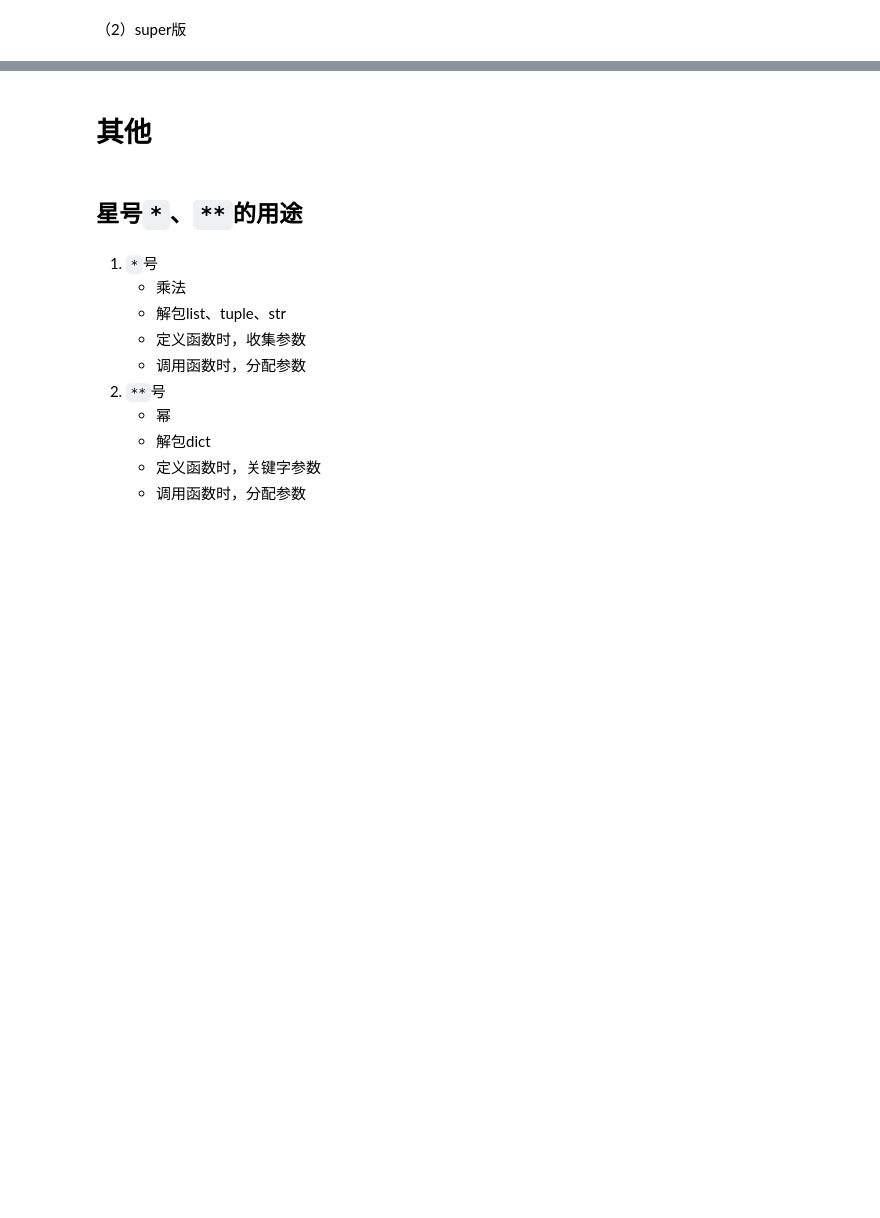
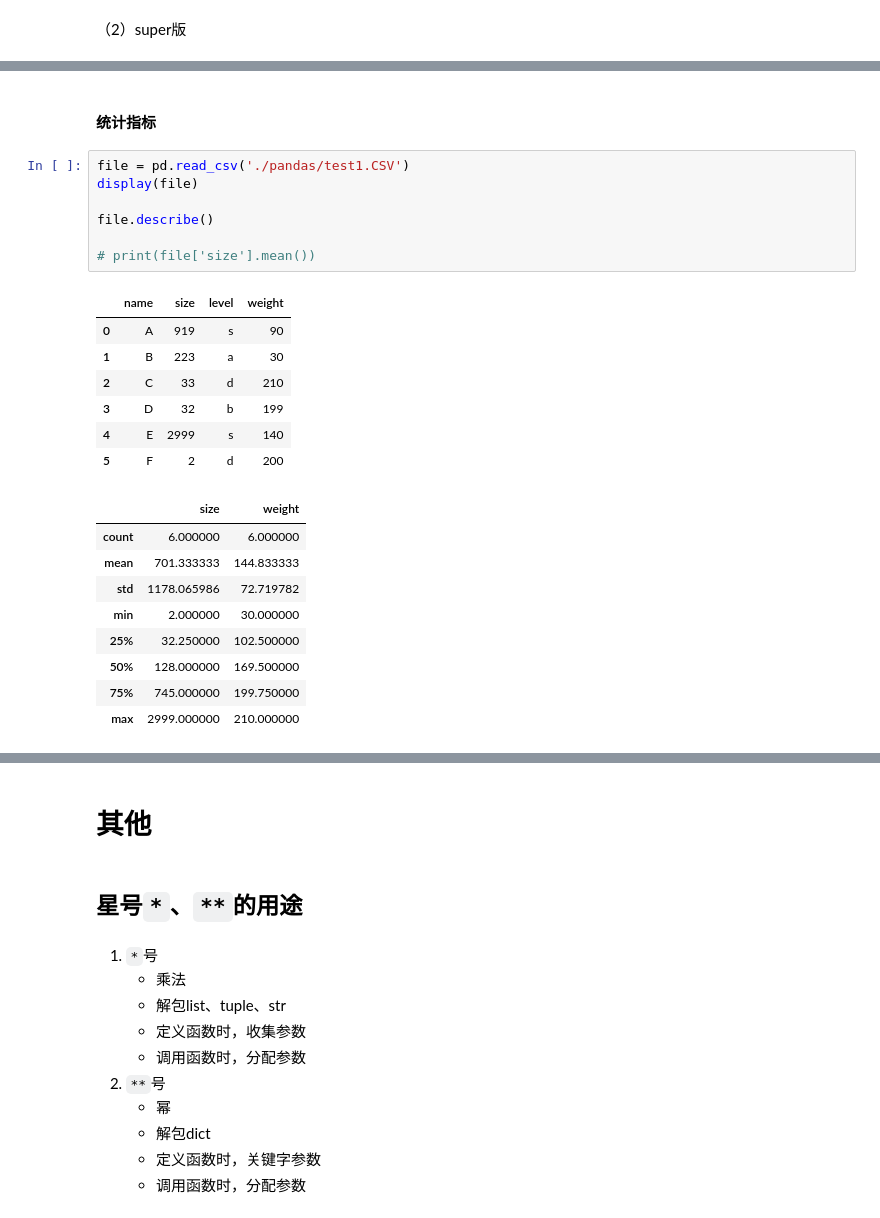
Before and after one commit to aisuandebowen/pyReview, a Jupyter notebook: pyStu.ipynb, the cells around one changed output, grey strips where cells are left out. Cells and saved outputs as stored; diff of their text form; blank space fills up the shorter version.

```diff
--- a/pyStu.ipynb
+++ b/pyStu.ipynb
@@ -679,0 +1334,26 @@ name:Adam, age:18, ID:510802
+# %% [markdown]
+#### 统计指标
+# %%
+file = pd.read_csv('./pandas/test1.CSV')
+display(file)
+
+file.describe()
+
+# print(file['size'].mean())
+# %% [output]
+|  | name | size | level | weight |
+| 0 | A | 919 | s | 90 |
+| 1 | B | 223 | a | 30 |
+| 2 | C | 33 | d | 210 |
+| 3 | D | 32 | b | 199 |
+| 4 | E | 2999 | s | 140 |
+| 5 | F | 2 | d | 200 |
+|  | size | weight |
+| count | 6.000000 | 6.000000 |
+| mean | 701.333333 | 144.833333 |
+| std | 1178.065986 | 72.719782 |
+| min | 2.000000 | 30.000000 |
+| 25% | 32.250000 | 102.500000 |
+| 50% | 128.000000 | 169.500000 |
+| 75% | 745.000000 | 199.750000 |
+| max | 2999.000000 | 210.000000 |
```
Also changed, not shown: parts of 152 cells of this notebook.
